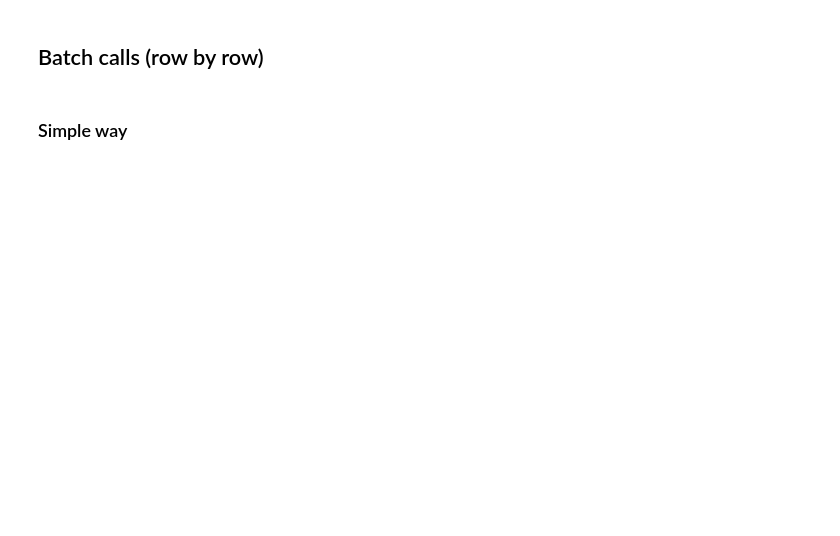
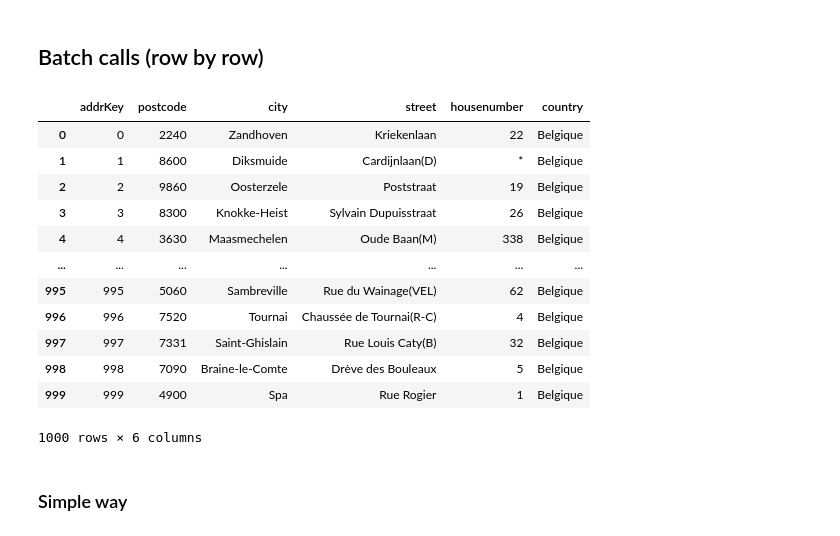
Before and after one commit to SmalsResearch/NominatimWrapper, a Jupyter notebook: AddressCleanserREST_test.ipynb, the cells around one changed output. Saved outputs shown, nothing was run; the diff lists cells and outputs as text; code cells hidden in the pictures; blank space fills up the shorter version.

```diff
--- a/AddressCleanserREST_test.ipynb
+++ b/AddressCleanserREST_test.ipynb
@@ -137,11 +192,25 @@ res
 # %%
 addresses = pd.concat([
     #get_addresses("../GISAnalytics/data/geocoding/resto_1000_sample.csv.gz"),
     #get_addresses("../GISAnalytics/data/geocoding/best_1000_sample.csv.gz"),
     get_addresses("address.csv.gz")])
 addresses = addresses.reset_index(drop=True)
-addresses["addr_key"] = addresses.index.astype(str)
+addresses["addrKey"] = addresses.index.astype(str)
 addresses
+# %% [output]
+|  | addrKey | postcode | city | street | housenumber | country |
+| 0 | 0 | 2240 | Zandhoven | Kriekenlaan | 22 | Belgique |
+| 1 | 1 | 8600 | Diksmuide | Cardijnlaan(D) | * | Belgique |
+| 2 | 2 | 9860 | Oosterzele | Poststraat | 19 | Belgique |
+| 3 | 3 | 8300 | Knokke-Heist | Sylvain Dupuisstraat | 26 | Belgique |
+| 4 | 4 | 3630 | Maasmechelen | Oude Baan(M) | 338 | Belgique |
+| ... | ... | ... | ... | ... | ... | ... |
+| 995 | 995 | 5060 | Sambreville | Rue du Wainage(VEL) | 62 | Belgique |
+| 996 | 996 | 7520 | Tournai | Chaussée de Tournai(R-C) | 4 | Belgique |
+| 997 | 997 | 7331 | Saint-Ghislain | Rue Louis Caty(B) | 32 | Belgique |
+| 998 | 998 | 7090 | Braine-le-Comte | Drève des Bouleaux | 5 | Belgique |
+| 999 | 999 | 4900 | Spa | Rue Rogier | 1 | Belgique |
+1000 rows × 6 columns
 # %%
 # addresses = addresses[addresses.addr_key.isin([ "2078829"])]#"1622",
 # addresses
```
Also changed, not shown: parts of 41 cells of this notebook, 2 other files.
